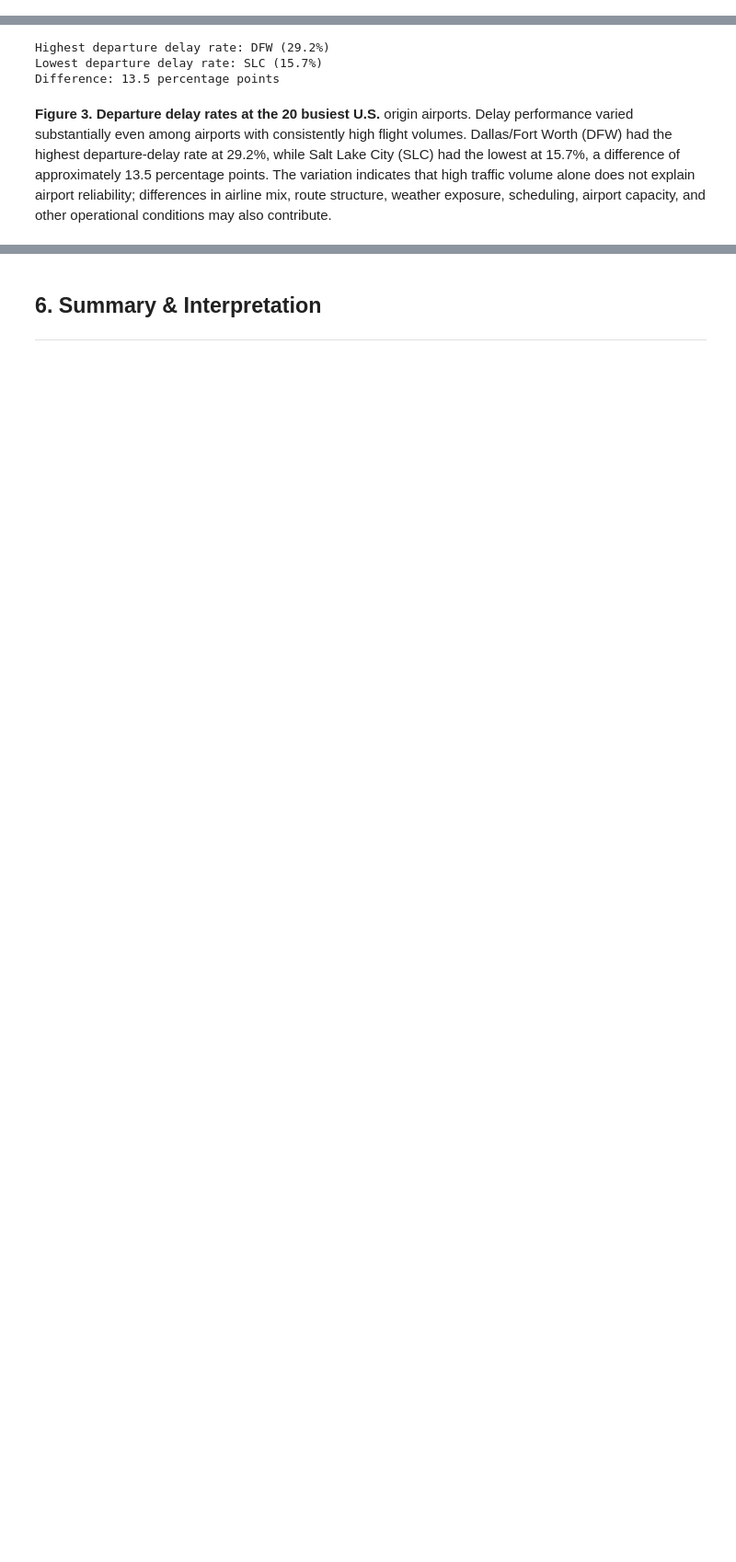
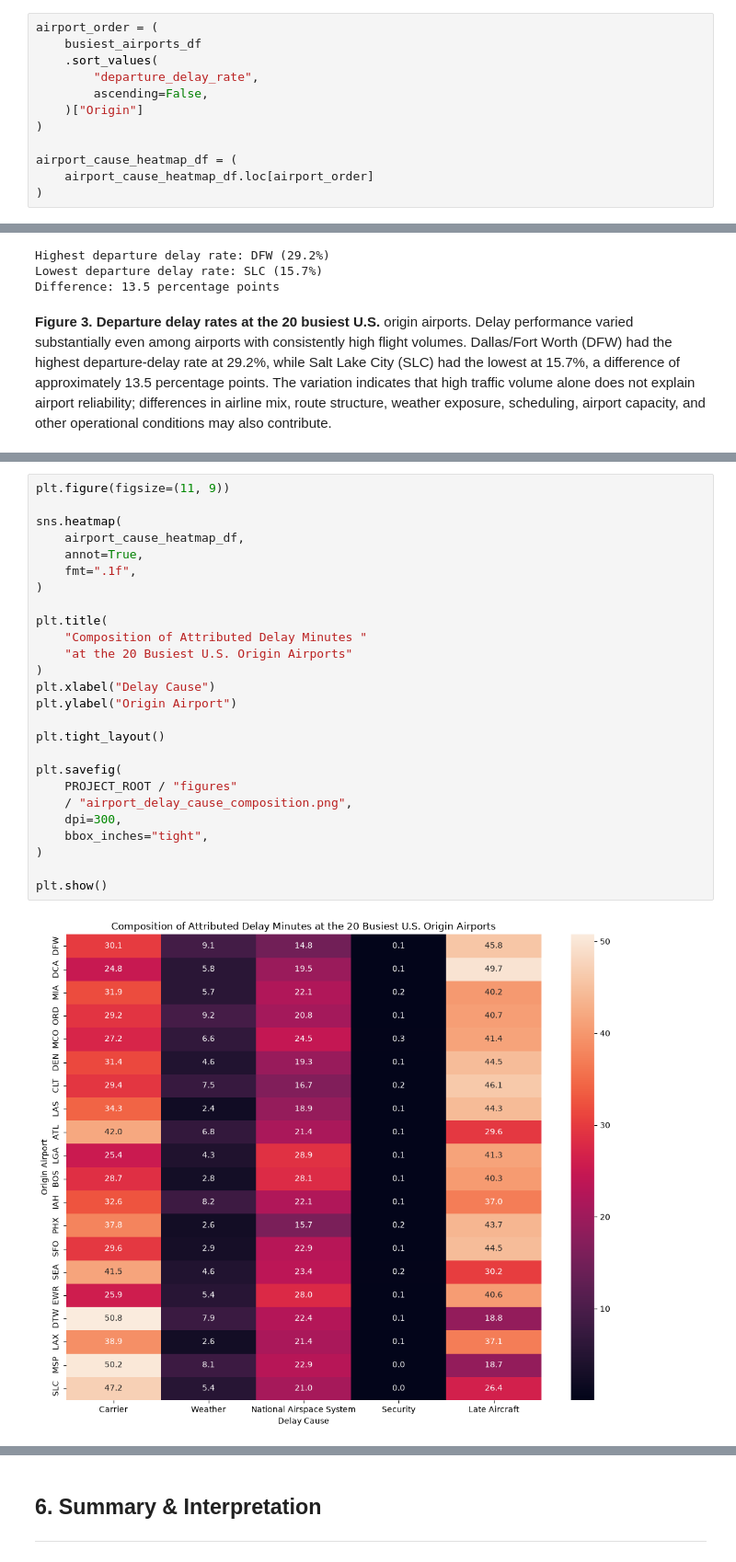
Before and after one commit to ashlabs/ai-programming-foundations-project, a Jupyter notebook: data_workflow.ipynb, the cells around one changed output, grey strips where cells are left out. Shown at 92% size. Saved outputs shown, nothing was run; the diff lists cells and outputs as text; blank space fills up the shorter version.

```diff
--- a/data_workflow.ipynb
+++ b/data_workflow.ipynb
@@ -815,3 +963,15 @@ busiest_airports_display[
+# %%
+airport_order = (
+    busiest_airports_df
+    .sort_values(
+        "departure_delay_rate",
+        ascending=False,
+    )["Origin"]
+)
+
+airport_cause_heatmap_df = (
+    airport_cause_heatmap_df.loc[airport_order]
+)
 # %% [markdown]
 ## 5. Visualizations
 ---
@@ -1031,0 +1275,28 @@ Difference: 13.5 percentage points
+# %%
+plt.figure(figsize=(11, 9))
+
+sns.heatmap(
+    airport_cause_heatmap_df,
+    annot=True,
+    fmt=".1f",
+)
+
+plt.title(
+    "Composition of Attributed Delay Minutes "
+    "at the 20 Busiest U.S. Origin Airports"
+)
+plt.xlabel("Delay Cause")
+plt.ylabel("Origin Airport")
+
+plt.tight_layout()
+
+plt.savefig(
+    PROJECT_ROOT / "figures"
+    / "airport_delay_cause_composition.png",
+    dpi=300,
+    bbox_inches="tight",
+)
+
+plt.show()
+# %% [output]
+[figure, added]
```
Also changed, not shown: parts of 14 cells of this notebook, 6 other files.
